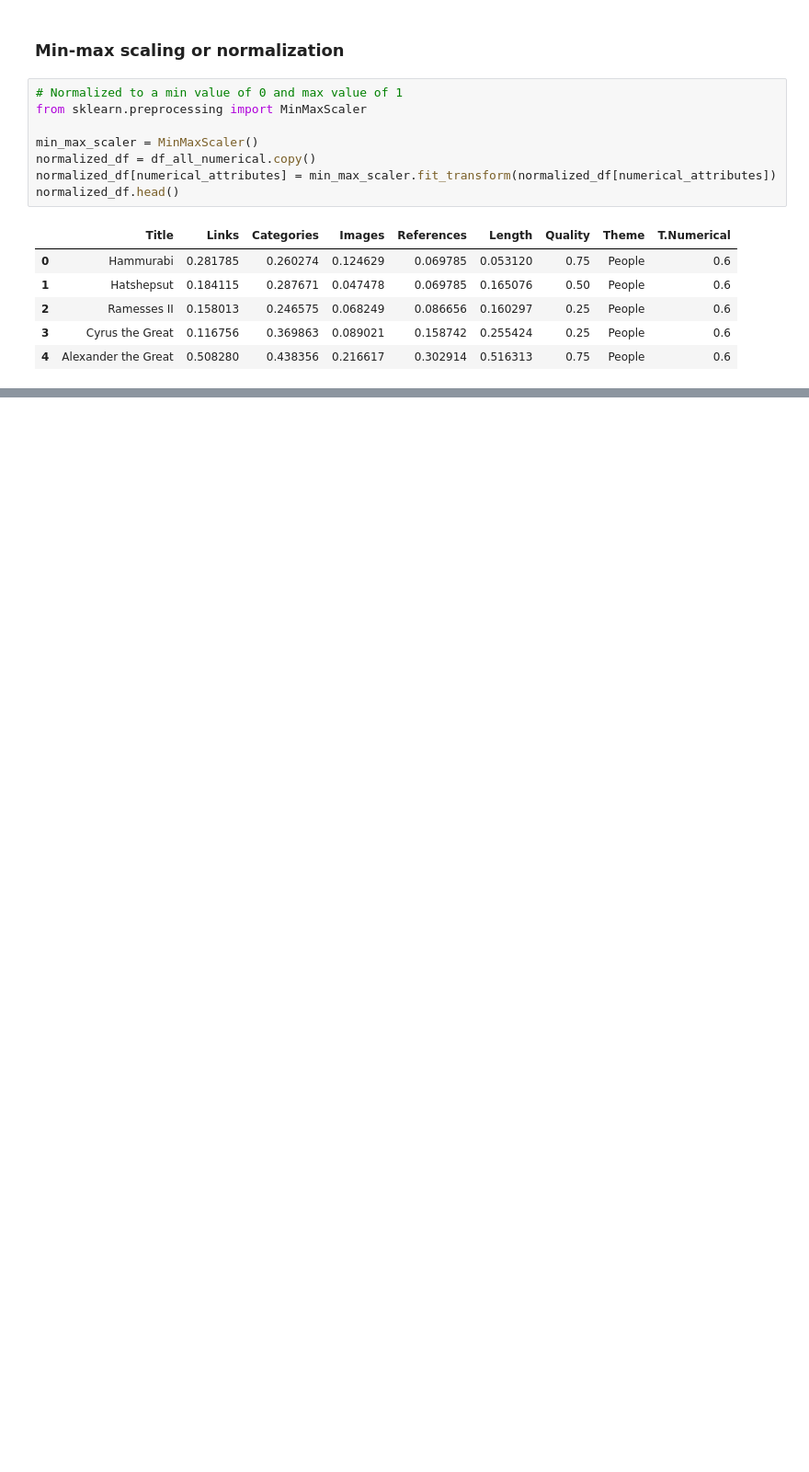
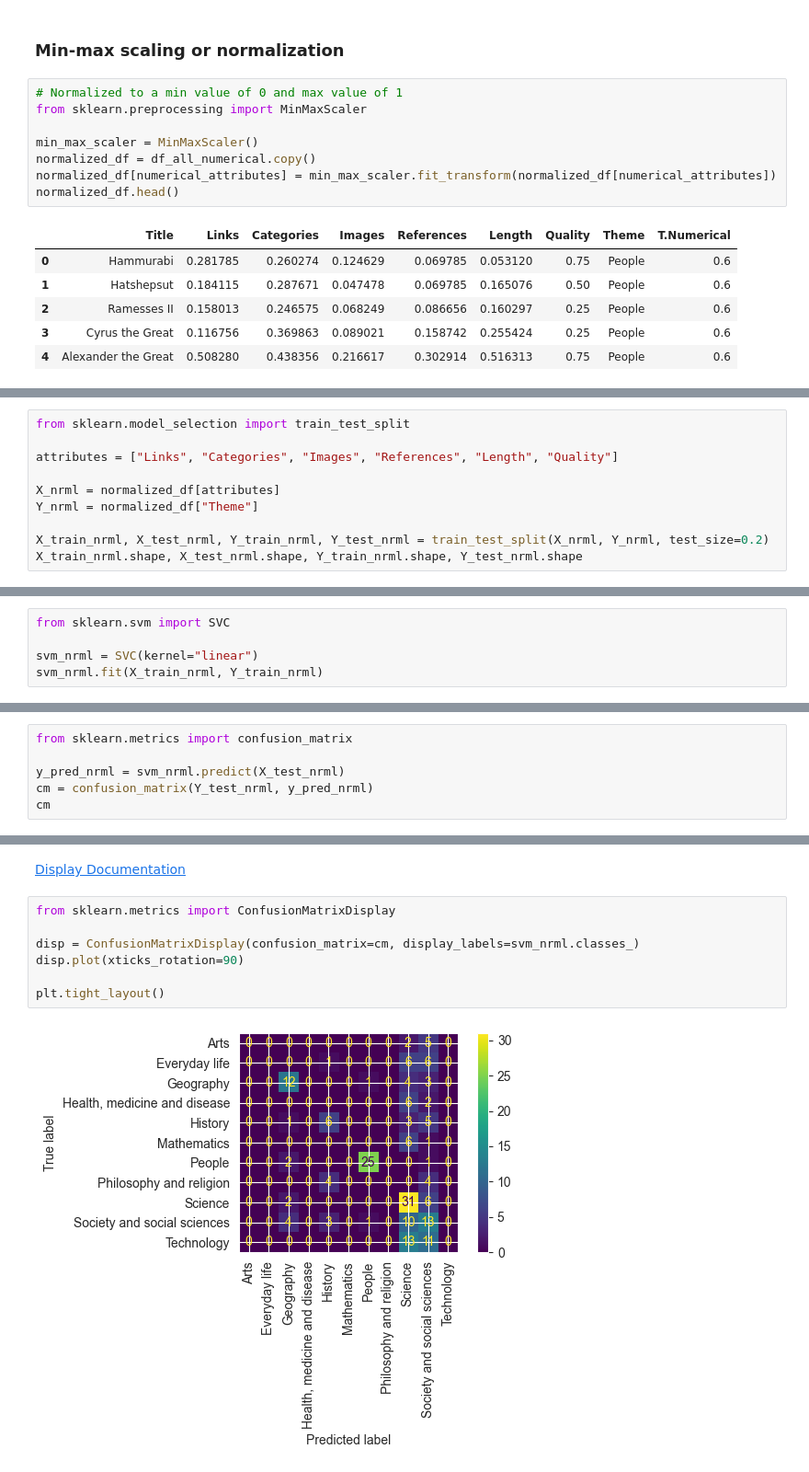
Before and after one commit to csupika/F21DL-Machine-Learning-Portfolio, a Jupyter notebook: lab3.ipynb, the cells around one changed output, grey strips where cells are left out. Shown at 92% size. Drawn from its saved outputs; the diff is of its cells as text; blank space fills up the shorter version.

Commit message:
Test and train set, baseline model and confusion matrix

```diff
--- a/lab3.ipynb
+++ b/lab3.ipynb
@@ -283,0 +300,10 @@ normalized_df.head()
+# %%
+from sklearn.model_selection import train_test_split
+
+attributes = ["Links", "Categories", "Images", "References", "Length", "Quality"]
+
+X_nrml = normalized_df[attributes]
+Y_nrml = normalized_df["Theme"]
+
+X_train_nrml, X_test_nrml, Y_train_nrml, Y_test_nrml = train_test_split(X_nrml, Y_nrml, test_size=0.2)
+X_train_nrml.shape, X_test_nrml.shape, Y_train_nrml.shape, Y_test_nrml.shape
@@ -283,0 +332,5 @@ normalized_df.head()
+# %%
+from sklearn.svm import SVC
+
+svm_nrml = SVC(kernel="linear")
+svm_nrml.fit(X_train_nrml, Y_train_nrml)
@@ -283,0 +350,6 @@ normalized_df.head()
+# %%
+from sklearn.metrics import confusion_matrix
+
+y_pred_nrml = svm_nrml.predict(X_test_nrml)
+cm = confusion_matrix(Y_test_nrml, y_pred_nrml)
+cm
@@ -283,0 +368,11 @@ normalized_df.head()
+# %% [markdown]
+[Display Documentation](https://scikit-learn.org/stable/modules/generated/sklearn.metrics.ConfusionMatrixDisplay.html#sklearn.metrics.ConfusionMatrixDisplay)
+# %%
+from sklearn.metrics import ConfusionMatrixDisplay
+
+disp = ConfusionMatrixDisplay(confusion_matrix=cm, display_labels=svm_nrml.classes_)
+disp.plot(xticks_rotation=90)
+
+plt.tight_layout()
+# %% [output]
+[figure, added]
```
Also changed, not shown: parts of 26 cells of this notebook, 1 other file.
